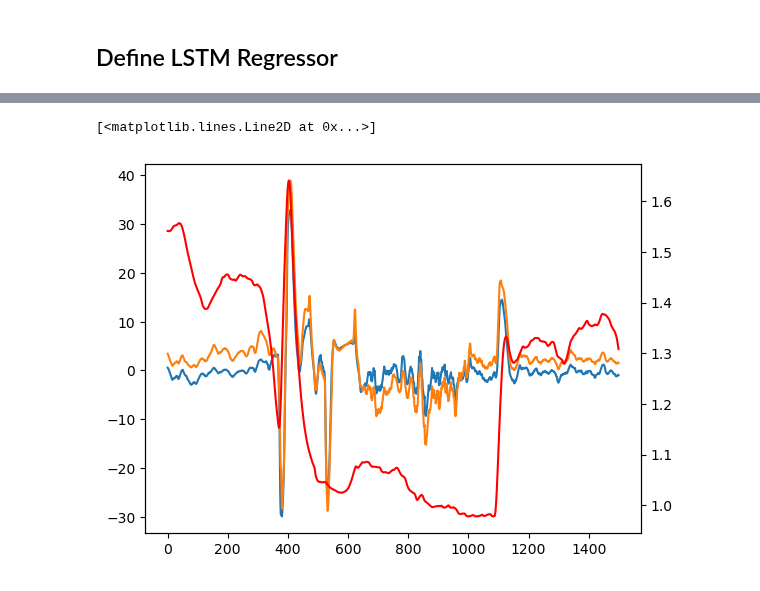
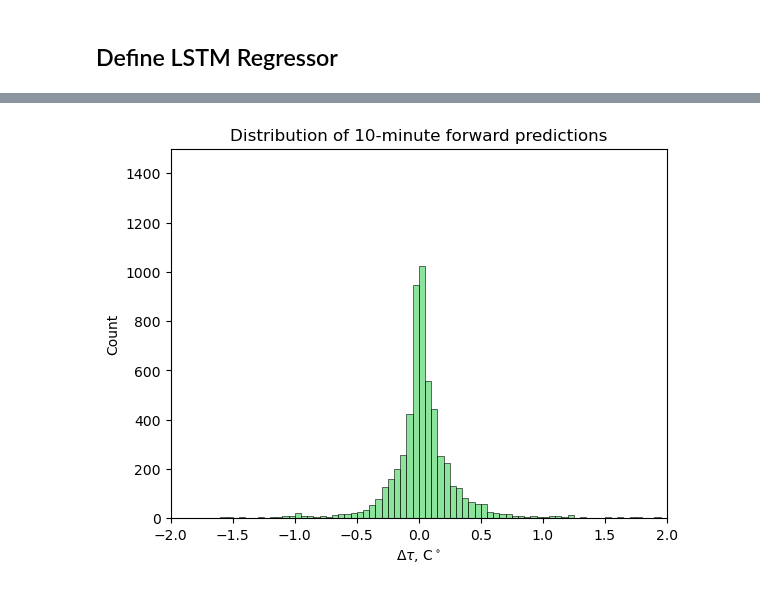
Before and after one commit to oStglnd/rise-gh, a Jupyter notebook: model/temp_diff_model_v2.ipynb, the cells around one changed output, grey strips where cells are left out. Cells and saved outputs as stored; diff of their text form; code cells hidden in the pictures.

```diff
--- a/model/temp_diff_model_v2.ipynb
+++ b/model/temp_diff_model_v2.ipynb
@@ -476,10 +487,23 @@ plt.show()
-# %%
-fig, ax1 = plt.subplots()
-ax1.plot(vis_preds[:1500])
-ax1.plot(exp_preds[:1500])
-
-ax2 = ax1.twinx()
-# ax2.plot(exp_seqs[:1500, -1, 0], 'r')
-# %% [output]
-[<matplotlib.lines.Line2D at 0x...>]
-[figure, removed]
+# %%
+preds_df = pd.DataFrame(np.squeeze(vis_preds) / 10)
+# preds_df = pd.DataFrame(np.squeeze(preds) / 10)
+
+sns.histplot(
+    data=preds_df,
+    stat='count',
+    binwidth=0.05,
+    binrange=[-2.0, 2.0],
+    kde=False,
+    palette=sns.color_palette('bright')[2:3],
+    legend=False
+)
+
+plt.title('Distribution of 10-minute forward predictions')
+plt.xlim(-2.0, 2.0)
+plt.ylim(0, 1500)
+plt.xlabel('$\Delta \\tau$, C$^\circ$')
+
+plt.savefig(plot_path + 'temp_preds_dist.png', bbox_inches='tight', dpi=200)
+plt.show()
+# %% [output]
+[figure, added]
```
Also changed, not shown: parts of 10 cells of this notebook, 16 other files.
